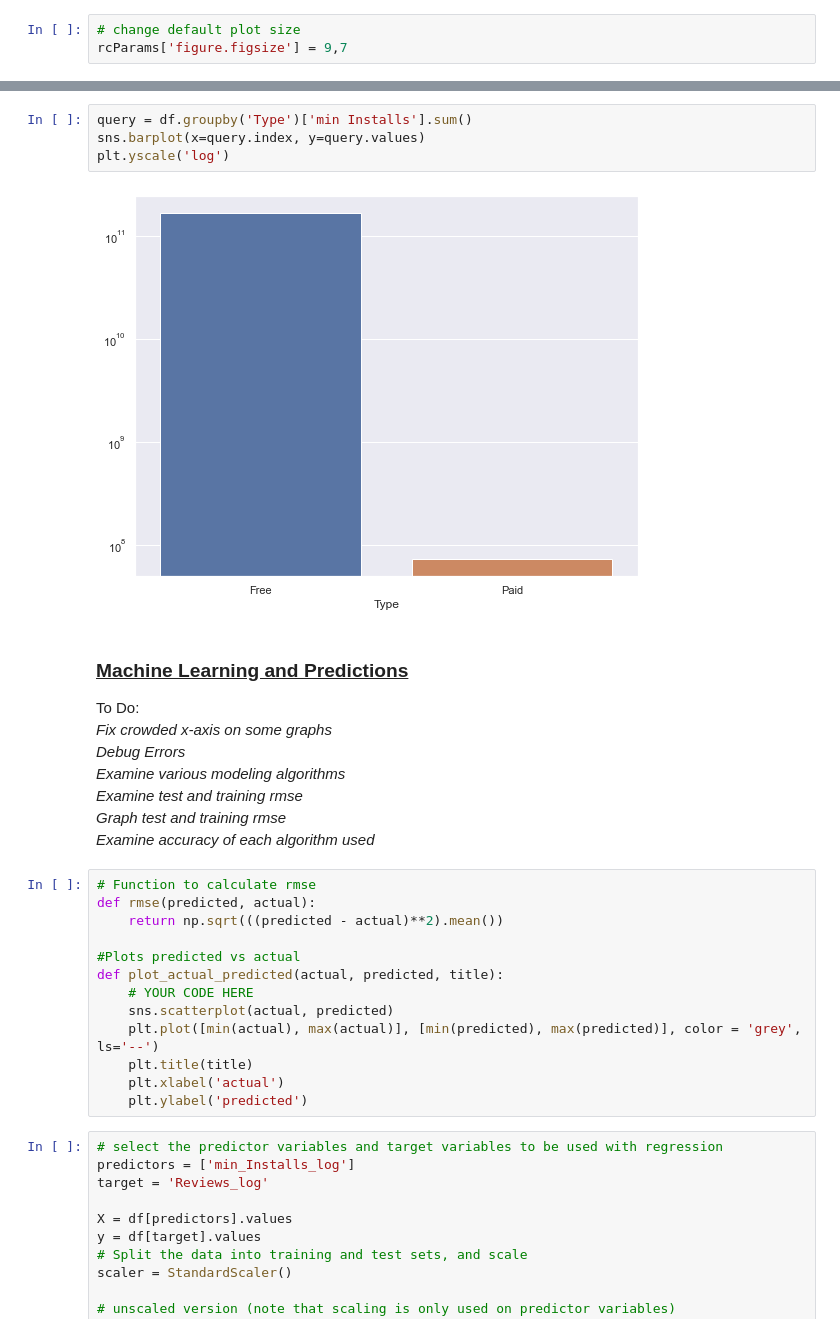
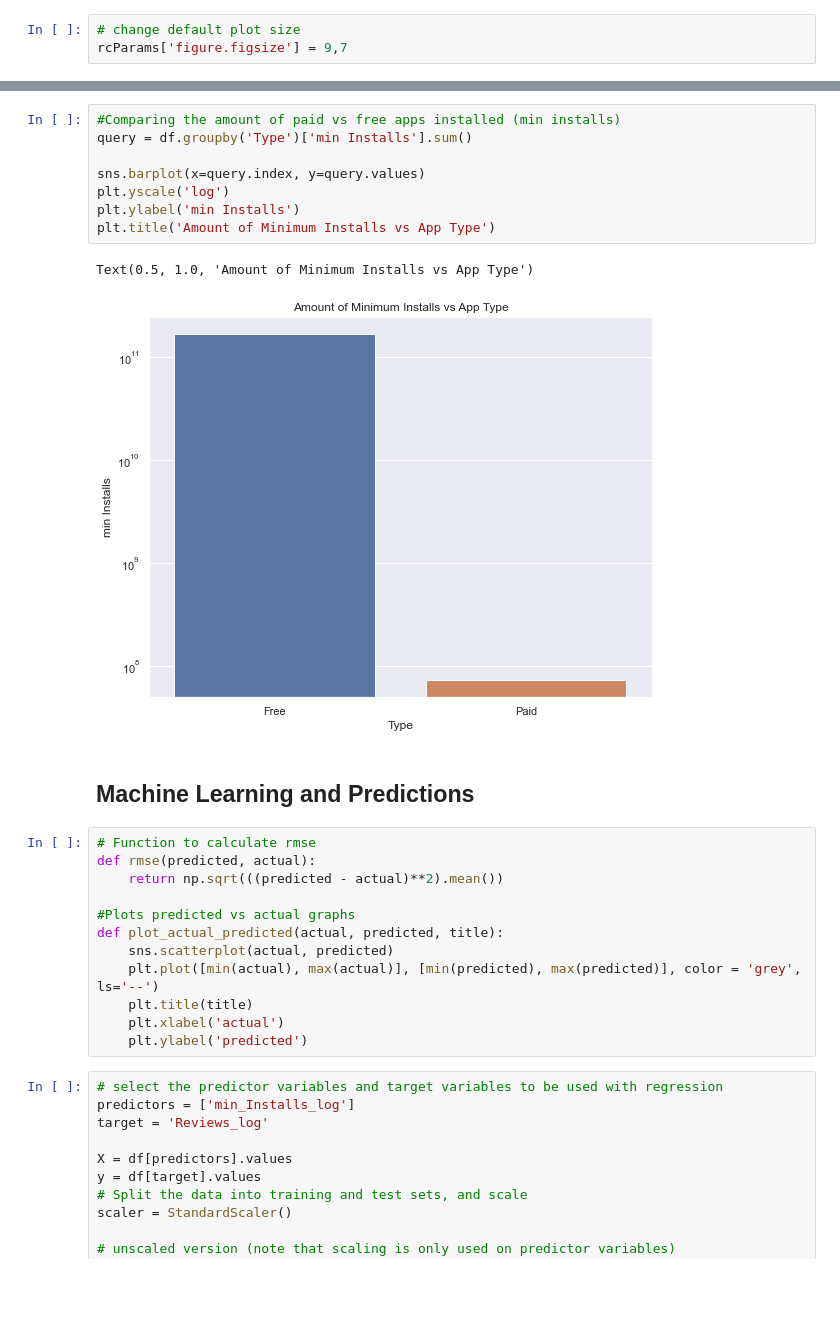
Before and after one commit to bryanaguiar/Data-Science-Group-Project, a Jupyter notebook: Playstore_Analysis_Data_Clean_Up.ipynb, the cells around one changed output, grey strips where cells are left out. Saved outputs shown, nothing was run; the diff lists cells and outputs as text; blank space fills up the shorter version.

```diff
--- a/Playstore_Analysis_Data_Clean_Up.ipynb
+++ b/Playstore_Analysis_Data_Clean_Up.ipynb
@@ -464,26 +492,23 @@ sns.displot(data=df, x='Size', hue='Type')
 # %%
+#Comparing the amount of paid vs free apps installed (min installs)
 query = df.groupby('Type')['min Installs'].sum()
+
 sns.barplot(x=query.index, y=query.values)
 plt.yscale('log')
+plt.ylabel('min Installs')
+plt.title('Amount of Minimum Installs vs App Type')
 # %% [output]
+Text(0.5, 1.0, 'Amount of Minimum Installs vs App Type')
-[figure, old version]
+[figure, new version]
-# %% [markdown]
-<h3><u> Machine Learning and Predictions </u></h3>
-<p> To Do:<br>
-<i>Fix crowded x-axis on some graphs <br>
-Debug Errors <br>
-Examine various modeling algorithms <br>
-Examine test and training rmse<br>
-Graph test and training rmse<br>
-Examine accuracy of each algorithm used</i></p>
+# %% [markdown]
+<h2>Machine Learning and Predictions </h2>
 # %%
 # Function to calculate rmse
 def rmse(predicted, actual):
     return np.sqrt(((predicted - actual)**2).mean())
 
-#Plots predicted vs actual
+#Plots predicted vs actual graphs
 def plot_actual_predicted(actual, predicted, title):
-    # YOUR CODE HERE
     sns.scatterplot(actual, predicted)
     plt.plot([min(actual), max(actual)], [min(predicted), max(predicted)], color = 'grey', ls='--')
     plt.title(title)
```
Also changed, not shown: parts of 40 cells of this notebook.
